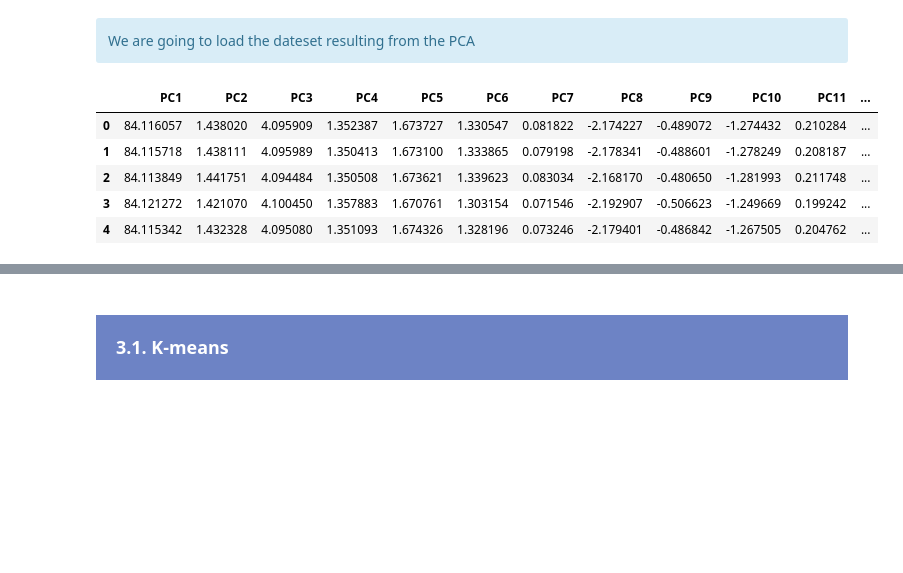
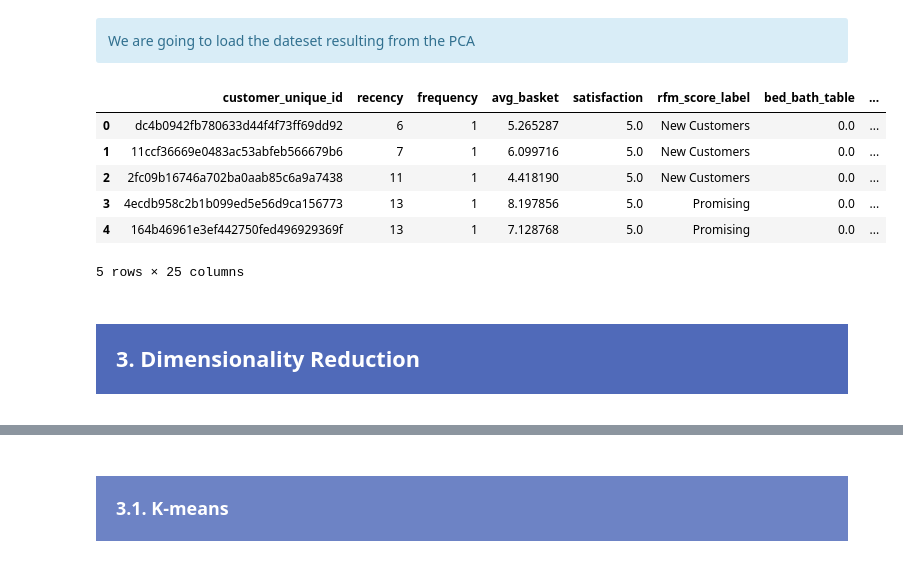
Before and after one commit to samirhinojosa/OC-P5-segment-customers-of-website, a Jupyter notebook: modeling_notebook.ipynb, the cells around one changed output, grey strips where cells are left out. Cells and saved outputs as stored; diff of their text form; code cells hidden in the pictures; blank space fills up the shorter version.

Commit message:
refactoring the modeling notebook

```diff
--- a/modeling_notebook.ipynb
+++ b/modeling_notebook.ipynb
@@ -55,13 +176,18 @@ SUP = str.maketrans("0123456789", "⁰¹²³⁴⁵⁶⁷⁸⁹")
     We are going to load the dateset resulting from the PCA
 </div>
 # %%
-df_data_PCA = pd.read_csv(r"datasets\df_PCA.csv")
+df_data = pd.read_csv(r"datasets\data_to_model.csv")
 # %%
-df_data_PCA.head()
+df_data.head()
 # %% [output]
-|  | PC1 | PC2 | PC3 | PC4 | PC5 | PC6 | PC7 | PC8 | PC9 | PC10 | PC11 | ... |
-| 0 | 84.116057 | 1.438020 | 4.095909 | 1.352387 | 1.673727 | 1.330547 | 0.081822 | -2.174227 | -0.489072 | -1.274432 | 0.210284 | ... |
-| 1 | 84.115718 | 1.438111 | 4.095989 | 1.350413 | 1.673100 | 1.333865 | 0.079198 | -2.178341 | -0.488601 | -1.278249 | 0.208187 | ... |
-| 2 | 84.113849 | 1.441751 | 4.094484 | 1.350508 | 1.673621 | 1.339623 | 0.083034 | -2.168170 | -0.480650 | -1.281993 | 0.211748 | ... |
-| 3 | 84.121272 | 1.421070 | 4.100450 | 1.357883 | 1.670761 | 1.303154 | 0.071546 | -2.192907 | -0.506623 | -1.249669 | 0.199242 | ... |
-| 4 | 84.115342 | 1.432328 | 4.095080 | 1.351093 | 1.674326 | 1.328196 | 0.073246 | -2.179401 | -0.486842 | -1.267505 | 0.204762 | ... |
+|  | customer_unique_id | recency | frequency | avg_basket | satisfaction | rfm_score_label | bed_bath_table | ... |
+| 0 | dc4b0942fb780633d44f4f73ff69dd92 | 6 | 1 | 5.265287 | 5.0 | New Customers | 0.0 | ... |
+| 1 | 11ccf36669e0483ac53abfeb566679b6 | 7 | 1 | 6.099716 | 5.0 | New Customers | 0.0 | ... |
+| 2 | 2fc09b16746a702ba0aab85c6a9a7438 | 11 | 1 | 4.418190 | 5.0 | New Customers | 0.0 | ... |
+| 3 | 4ecdb958c2b1b099ed5e56d9ca156773 | 13 | 1 | 8.197856 | 5.0 | Promising | 0.0 | ... |
+| 4 | 164b46961e3ef442750fed496929369f | 13 | 1 | 7.128768 | 5.0 | Promising | 0.0 | ... |
+5 rows × 25 columns
+# %% [markdown]
+<div style="background-color: #506AB9;" >
+    <h2 style="margin: auto; padding: 20px; color:#fff; ">3. Dimensionality Reduction</h2>
+</div>
```
Also changed, not shown: parts of 47 cells of this notebook, 10 other files.
